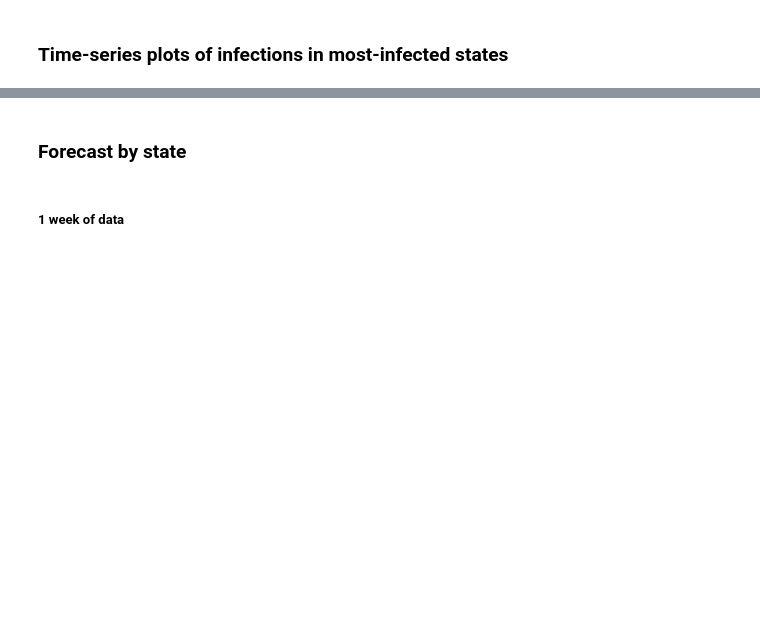
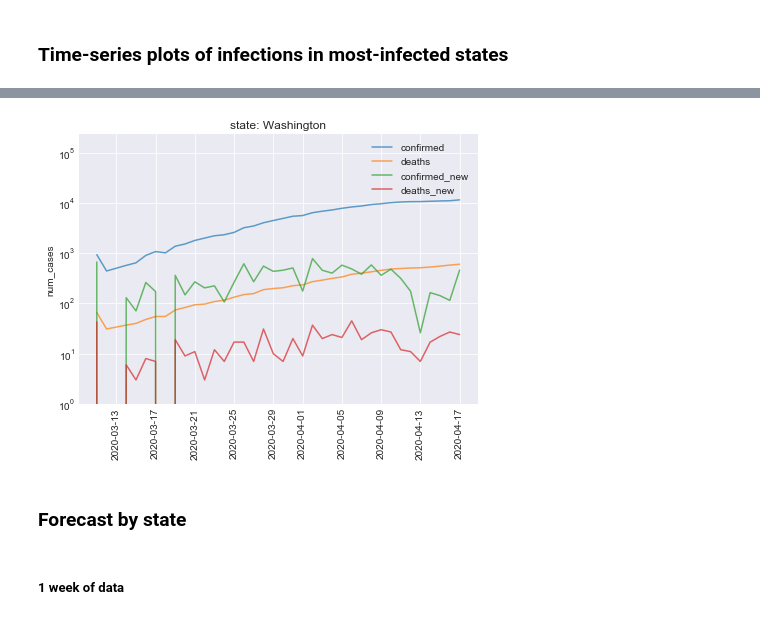
Before and after one commit to tboats/covid-19_analysis, a Jupyter notebook: analysis_covid-19.ipynb, the cells around one changed output, grey strips where cells are left out. Cells and saved outputs as stored; diff of their text form; code cells hidden in the pictures; blank space fills up the shorter version.

```diff
--- a/analysis_covid-19.ipynb
+++ b/analysis_covid-19.ipynb
@@ -1073,3 +1073,13 @@ plot_countries(dfp_us_g,
+# %%
+plot_countries(dfp_us_g,
+               countries=['Washington'],
+               plot_cols=['confirmed', 'deaths', 'confirmed_new', 'deaths_new'], #, 'recovered', 'active'
+               country_col='state',
+               date_min=datetime.datetime(2020,3,11),
+               y_max=dfp_us_g['confirmed'].max()
+              )
+# %% [output]
+[figure, added]
 # %% [markdown]
 <a id='forecast_us_state'></a>
 ### Forecast by state
```
Also changed, not shown: parts of 32 cells of this notebook, 2 other files.
